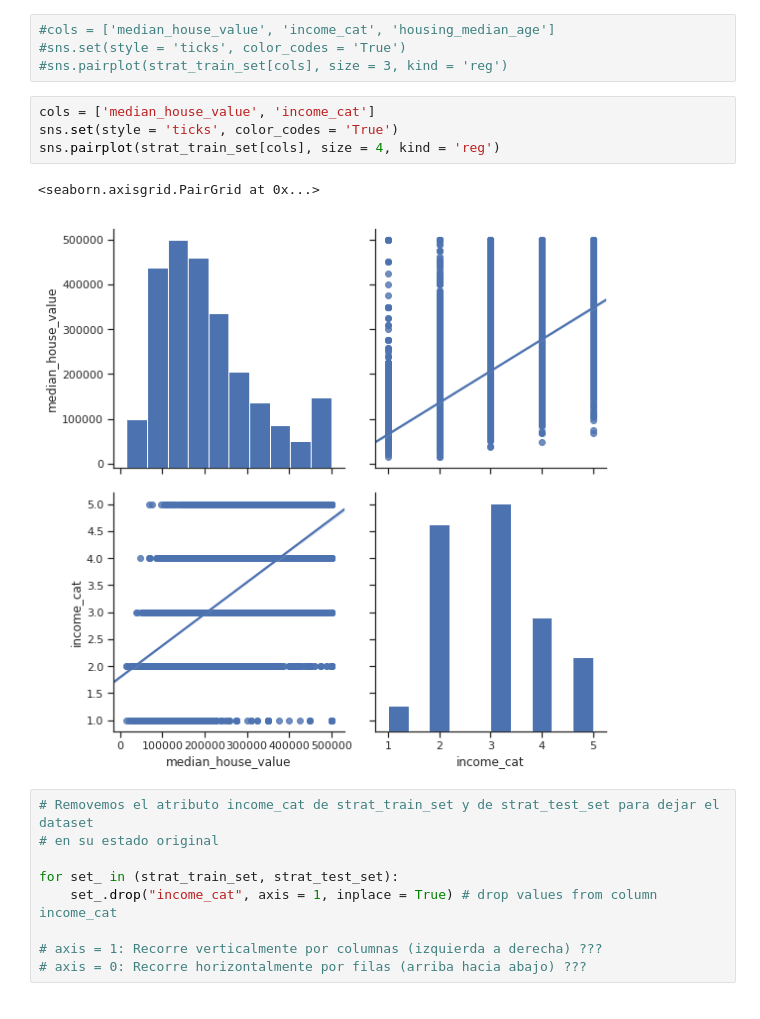
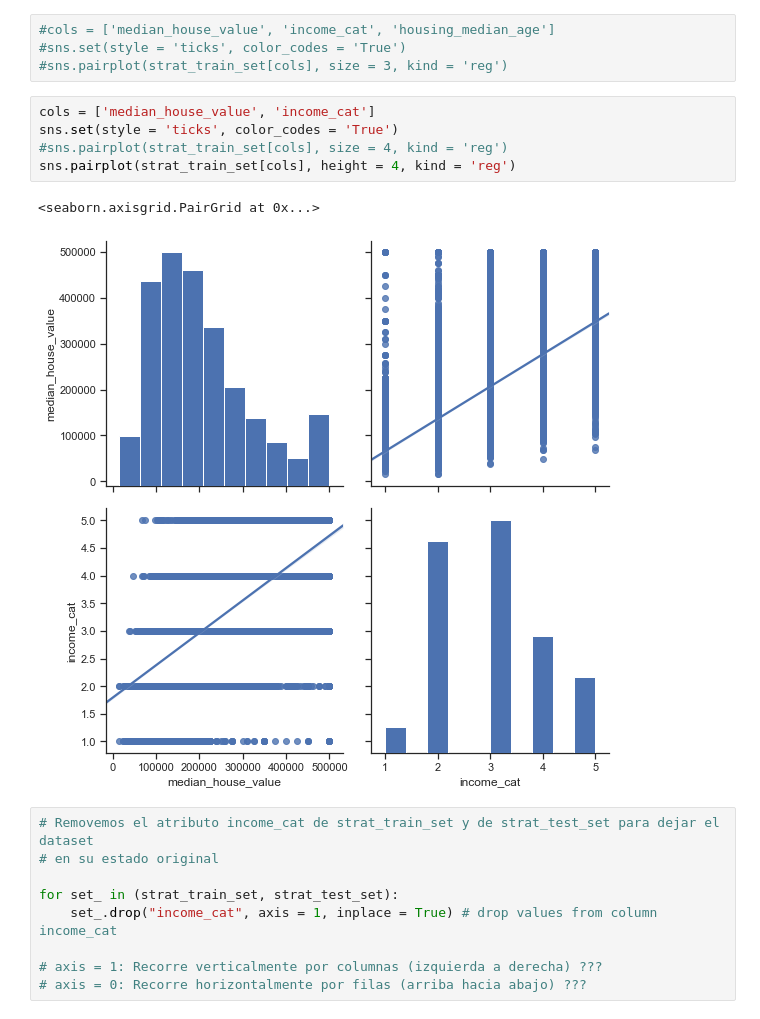
Before and after one commit to darangov/housing, a Jupyter notebook: Housing.ipynb, the cells around one changed output. Drawn from its saved outputs; the diff is of its cells as text.

```diff
--- a/Housing.ipynb
+++ b/Housing.ipynb
@@ -456,10 +456,11 @@ This is a high-level interface for PairGrid that is intended to make it easy to
 # %%
 cols = ['median_house_value', 'income_cat']
 sns.set(style = 'ticks', color_codes = 'True')
-sns.pairplot(strat_train_set[cols], size = 4, kind = 'reg')
+#sns.pairplot(strat_train_set[cols], size = 4, kind = 'reg')
+sns.pairplot(strat_train_set[cols], height = 4, kind = 'reg')
 # %% [output]
 <seaborn.axisgrid.PairGrid at 0x...>
-[figure, old version]
+[figure, new version]
 # %%
 # Removemos el atributo income_cat de strat_train_set y de strat_test_set para dejar el dataset
 # en su estado original
```
Also changed, not shown: parts of 37 cells of this notebook, 2 other files.
